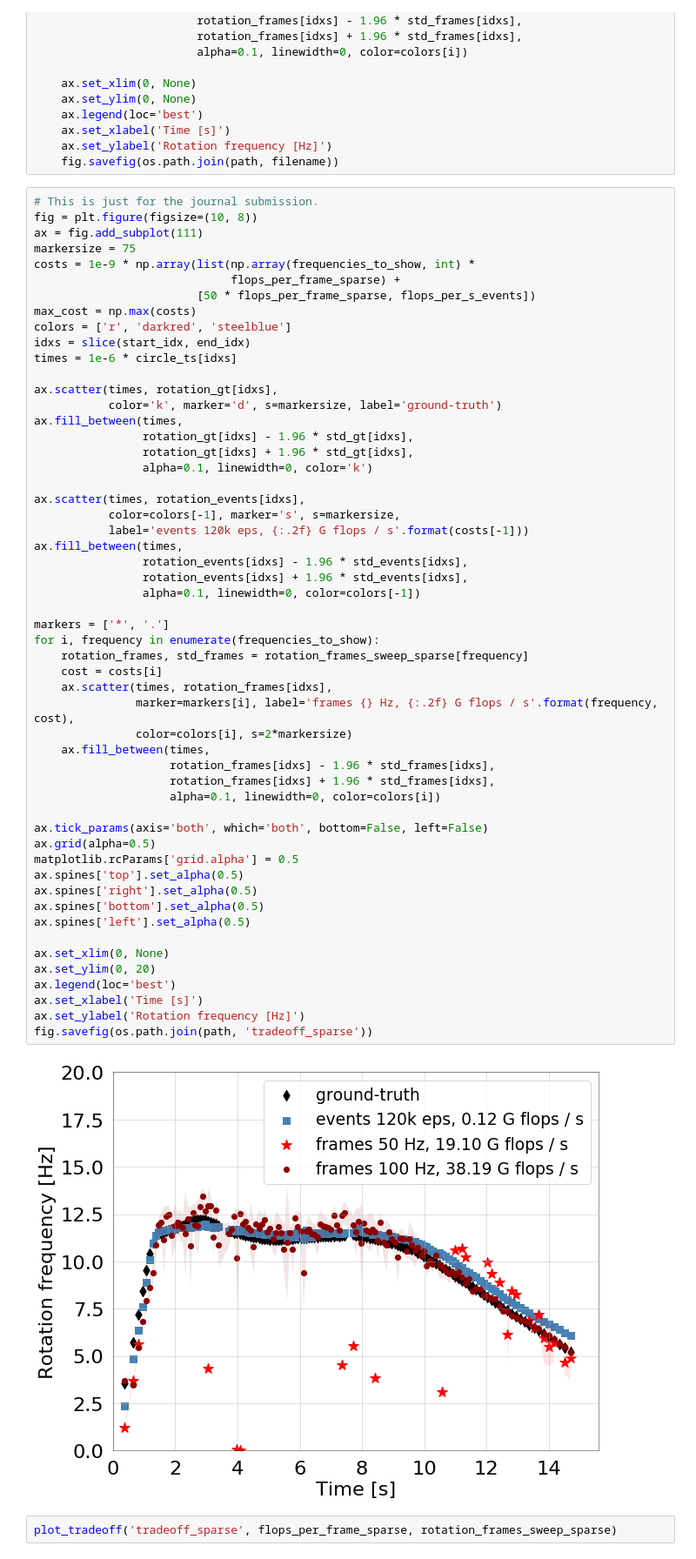
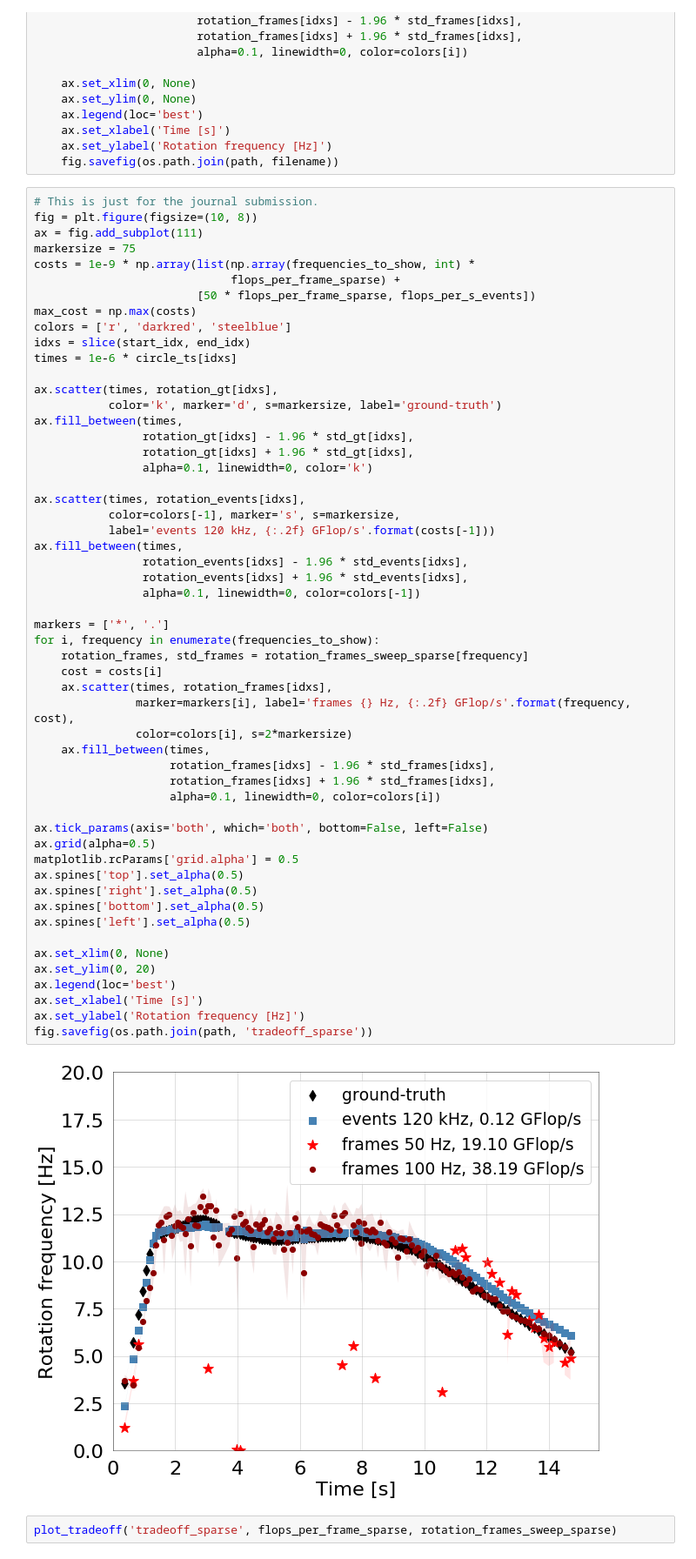
Before and after one commit to rbodo/eventbased_opticalflow, a Jupyter notebook: evaluate_frameflow.ipynb, the cells around one changed output. Shown at 87% size. Saved outputs shown, nothing was run; the diff lists cells and outputs as text.

```diff
--- a/evaluate_frameflow.ipynb
+++ b/evaluate_frameflow.ipynb
@@ -668,40 +664,40 @@ ax.fill_between(times,
 
 ax.scatter(times, rotation_events[idxs],
            color=colors[-1], marker='s', s=markersize,
-           label='events 120k eps, {:.2f} G flops / s'.format(costs[-1]))
+           label='events 120 kHz, {:.2f} GFlop/s'.format(costs[-1]))
 ax.fill_between(times,
                 rotation_events[idxs] - 1.96 * std_events[idxs],
                 rotation_events[idxs] + 1.96 * std_events[idxs],
                 alpha=0.1, linewidth=0, color=colors[-1])
 
 markers = ['*', '.']
 for i, frequency in enumerate(frequencies_to_show):
     rotation_frames, std_frames = rotation_frames_sweep_sparse[frequency]
     cost = costs[i]
     ax.scatter(times, rotation_frames[idxs],
-               marker=markers[i], label='frames {} Hz, {:.2f} G flops / s'.format(frequency, cost),
+               marker=markers[i], label='frames {} Hz, {:.2f} GFlop/s'.format(frequency, cost),
                color=colors[i], s=2*markersize)
     ax.fill_between(times,
                     rotation_frames[idxs] - 1.96 * std_frames[idxs],
                     rotation_frames[idxs] + 1.96 * std_frames[idxs],
                     alpha=0.1, linewidth=0, color=colors[i])
 
 ax.tick_params(axis='both', which='both', bottom=False, left=False)
 ax.grid(alpha=0.5)
 matplotlib.rcParams['grid.alpha'] = 0.5
 ax.spines['top'].set_alpha(0.5)
 ax.spines['right'].set_alpha(0.5)
 ax.spines['bottom'].set_alpha(0.5)
 ax.spines['left'].set_alpha(0.5)
 
 ax.set_xlim(0, None)
 ax.set_ylim(0, 20)
 ax.legend(loc='best')
 ax.set_xlabel('Time [s]')
 ax.set_ylabel('Rotation frequency [Hz]')
 fig.savefig(os.path.join(path, 'tradeoff_sparse'))
 # %% [output]
-[figure, old version]
+[figure, new version]
 # %%
 plot_tradeoff('tradeoff_sparse', flops_per_frame_sparse, rotation_frames_sweep_sparse)
 # %% [output]
```
Also changed, not shown: parts of 4 cells of this notebook, 1 other file.
